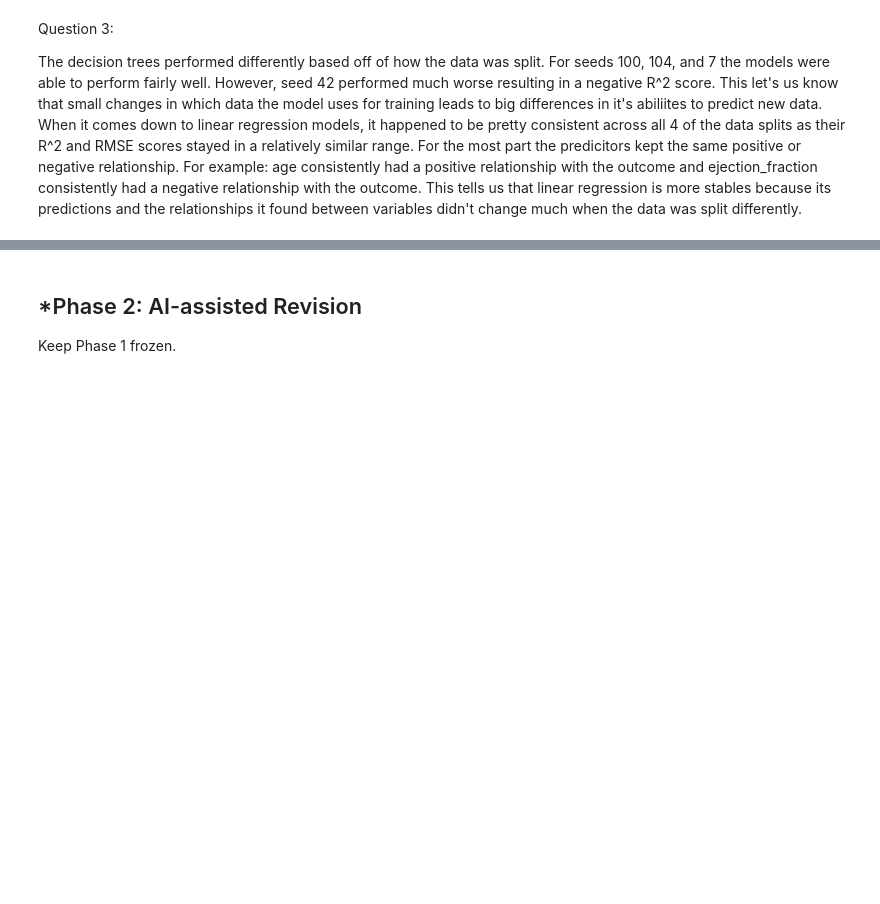
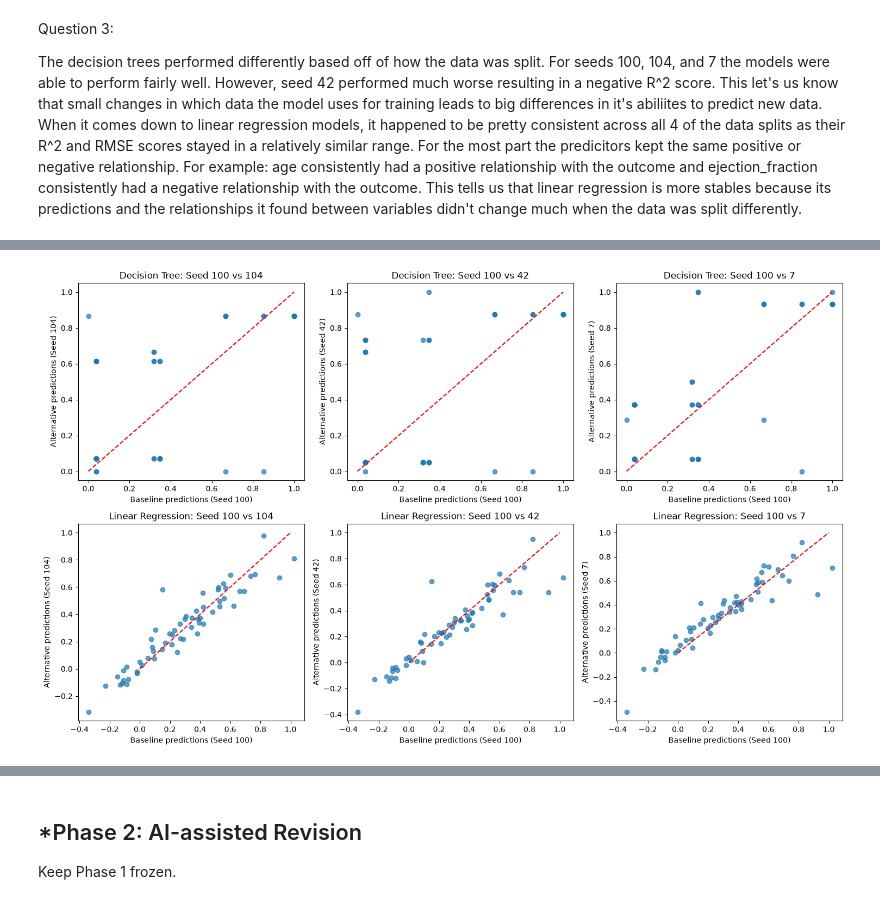
Before and after one commit to AdelineKwakye/L03-tree-stability, a Jupyter notebook: notebook.ipynb, the cells around one changed output, grey strips where cells are left out. Cells and saved outputs as stored; diff of their text form; code cells hidden in the pictures; blank space fills up the shorter version.

Commit message:
Complete Q4 model prediction comparisons

```diff
--- a/notebook.ipynb
+++ b/notebook.ipynb
@@ -228,0 +247,38 @@ The decision trees performed differently based off of how the data was split. Fo
+# %%
+# Q4a: Compare predictions from the baseline and alternative models
+
+seeds = [104, 42, 7]
+
+tree_predictions = {
+    104: y_hat_tree_104,
+    42: y_hat_tree_42,
+    7: y_hat_tree_7
+}
+
+linear_predictions = {
+    104: y_hat_lin_104,
+    42: y_hat_lin_42,
+    7: y_hat_lin_7
+}
+
+fig, axes = plt.subplots(2, 3, figsize=(15, 9))
+
+for i, seed in enumerate(seeds):
+    # Decision tree predictions
+    axes[0, i].scatter(y_hat_tree, tree_predictions[seed], alpha=0.7)
+    axes[0, i].plot([0, 1], [0, 1], 'r--')
+    axes[0, i].set_title(f"Decision Tree: Seed 100 vs {seed}")
+    axes[0, i].set_xlabel("Baseline predictions (Seed 100)")
+    axes[0, i].set_ylabel(f"Alternative predictions (Seed {seed})")
+
+    # Linear regression predictions
+    axes[1, i].scatter(y_hat_linear, linear_predictions[seed], alpha=0.7)
+    axes[1, i].plot([0, 1], [0, 1], 'r--')
+    axes[1, i].set_title(f"Linear Regression: Seed 100 vs {seed}")
+    axes[1, i].set_xlabel("Baseline predictions (Seed 100)")
+    axes[1, i].set_ylabel(f"Alternative predictions (Seed {seed})")
+
+plt.tight_layout()
+plt.show()
+# %% [output]
+[figure, added]
```
Also changed, not shown: parts of 8 cells of this notebook.
